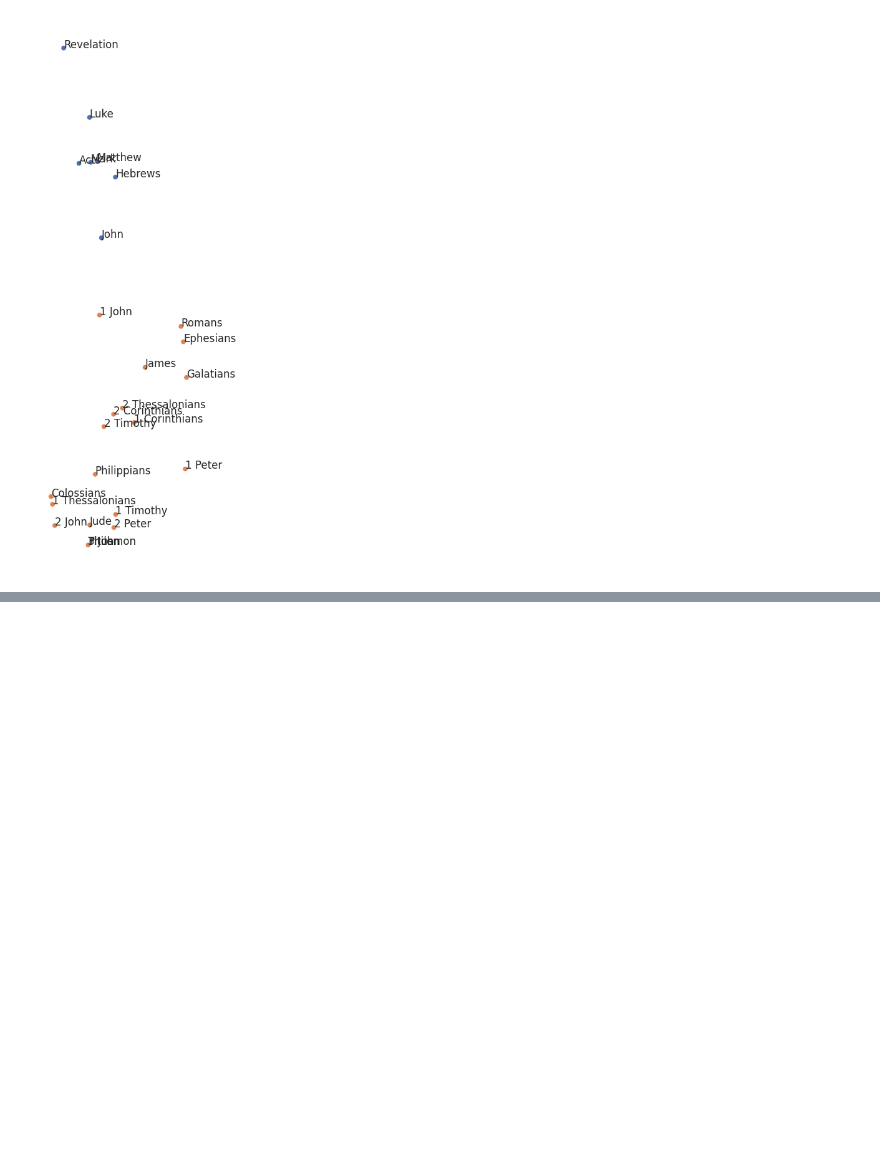
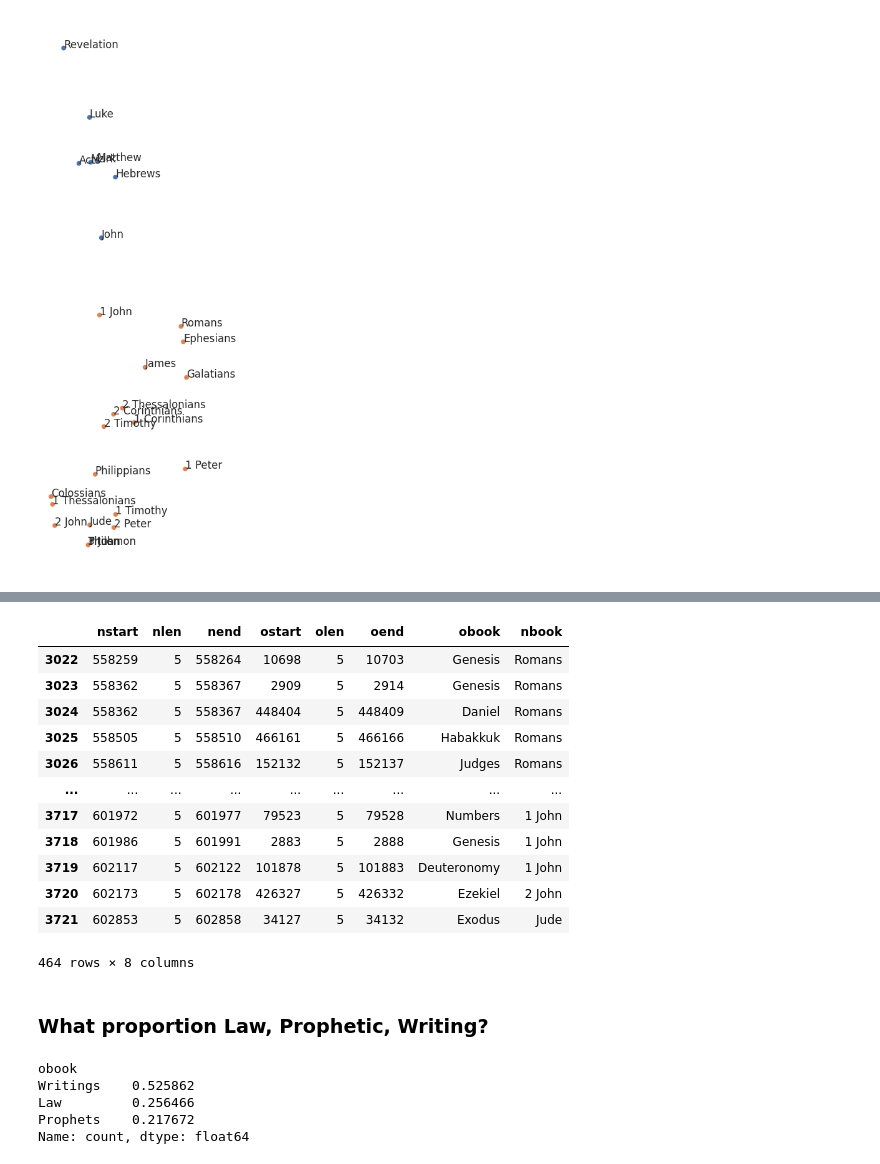
Before and after one commit to Tussky/Old-Testament-References, a Jupyter notebook: old-testament-use.ipynb, the cells around one changed output, grey strips where cells are left out. Drawn from its saved outputs; the diff is of its cells as text; code cells hidden in the pictures; blank space fills up the shorter version.

Commit message:
added genre proportions for NT1 and NT2

```diff
--- a/old-testament-use.ipynb
+++ b/old-testament-use.ipynb
@@ -129,0 +129,5 @@ Philippians, Colossians, 1 Thessalonians, 1 Timothy, Titus, Philemon, 2 Peter, 2
+# %%
+NT_clusters = ([nt_books[labels == label] for label in range(3)])
+print(NT_clusters[0].values)
+print(NT_clusters[1].values)
+print(NT_cluster[2].values)
@@ -129,0 +160,20 @@ Philippians, Colossians, 1 Thessalonians, 1 Timothy, Titus, Philemon, 2 Peter, 2
+# %%
+NT1_references = references[references['nbook'].isin(NT_clusters[0])]
+NT2_references = references[references['nbook'].isin(NT_clusters[1])]
+NT1_references
+# %% [output]
+|  | nstart | nlen | nend | ostart | olen | oend | obook | nbook |
+| 3022 | 558259 | 5 | 558264 | 10698 | 5 | 10703 | Genesis | Romans |
+| 3023 | 558362 | 5 | 558367 | 2909 | 5 | 2914 | Genesis | Romans |
+| 3024 | 558362 | 5 | 558367 | 448404 | 5 | 448409 | Daniel | Romans |
+| 3025 | 558505 | 5 | 558510 | 466161 | 5 | 466166 | Habakkuk | Romans |
+| 3026 | 558611 | 5 | 558616 | 152132 | 5 | 152137 | Judges | Romans |
+| ... | ... | ... | ... | ... | ... | ... | ... | ... |
+| 3717 | 601972 | 5 | 601977 | 79523 | 5 | 79528 | Numbers | 1 John |
+| 3718 | 601986 | 5 | 601991 | 2883 | 5 | 2888 | Genesis | 1 John |
+| 3719 | 602117 | 5 | 602122 | 101878 | 5 | 101883 | Deuteronomy | 1 John |
+| 3720 | 602173 | 5 | 602178 | 426327 | 5 | 426332 | Ezekiel | 2 John |
+| 3721 | 602853 | 5 | 602858 | 34127 | 5 | 34132 | Exodus | Jude |
+464 rows × 8 columns
+# %% [markdown]
+### What proportion Law, Prophetic, Writing?
@@ -129,0 +222,10 @@ Philippians, Colossians, 1 Thessalonians, 1 Timothy, Titus, Philemon, 2 Peter, 2
+# %%
+NT1_by_OT_genre = NT1_references['obook'].map(ot_groups)
+NT1_referncing_OT_genres_props = NT1_by_OT_genre.value_counts() / len(NT1_by_OT_genre)
+NT1_referncing_OT_genres_props
+# %% [output]
+obook
+Writings    0.525862
+Law         0.256466
+Prophets    0.217672
+Name: count, dtype: float64
```
Also changed, not shown: parts of 6 cells of this notebook.
